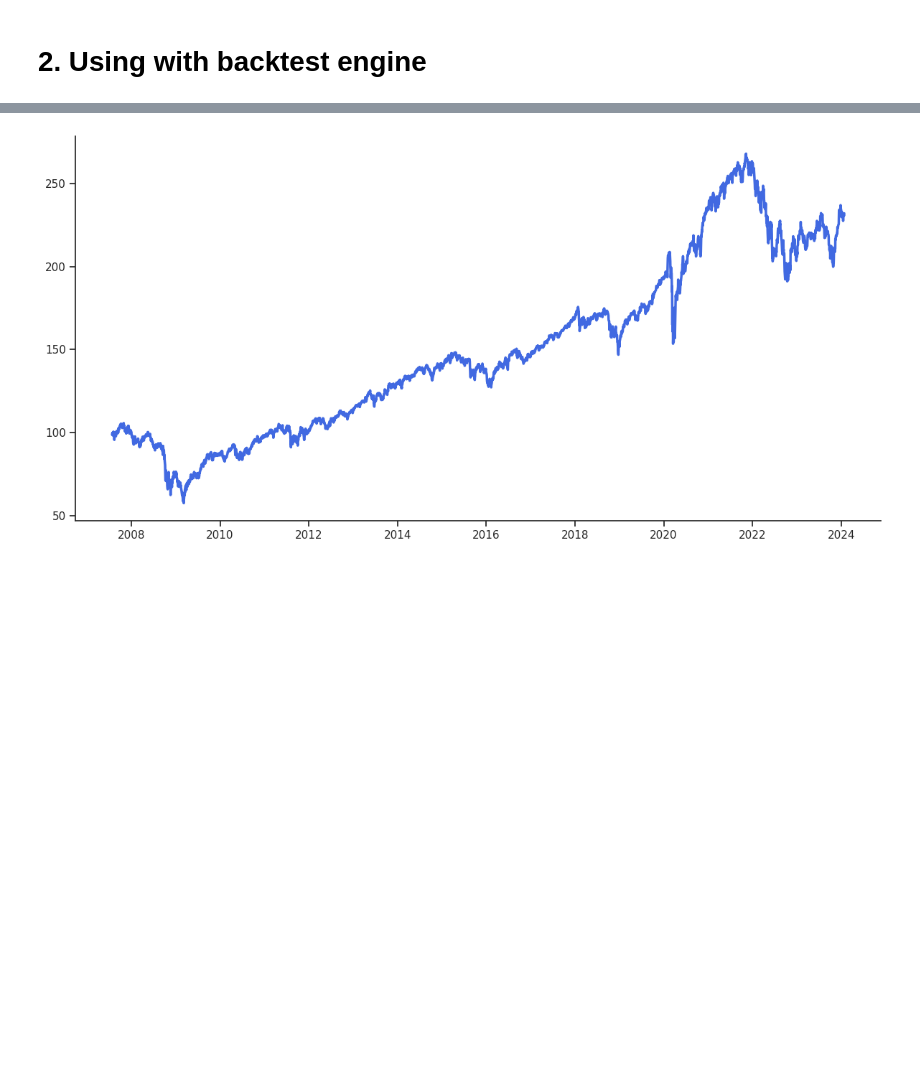
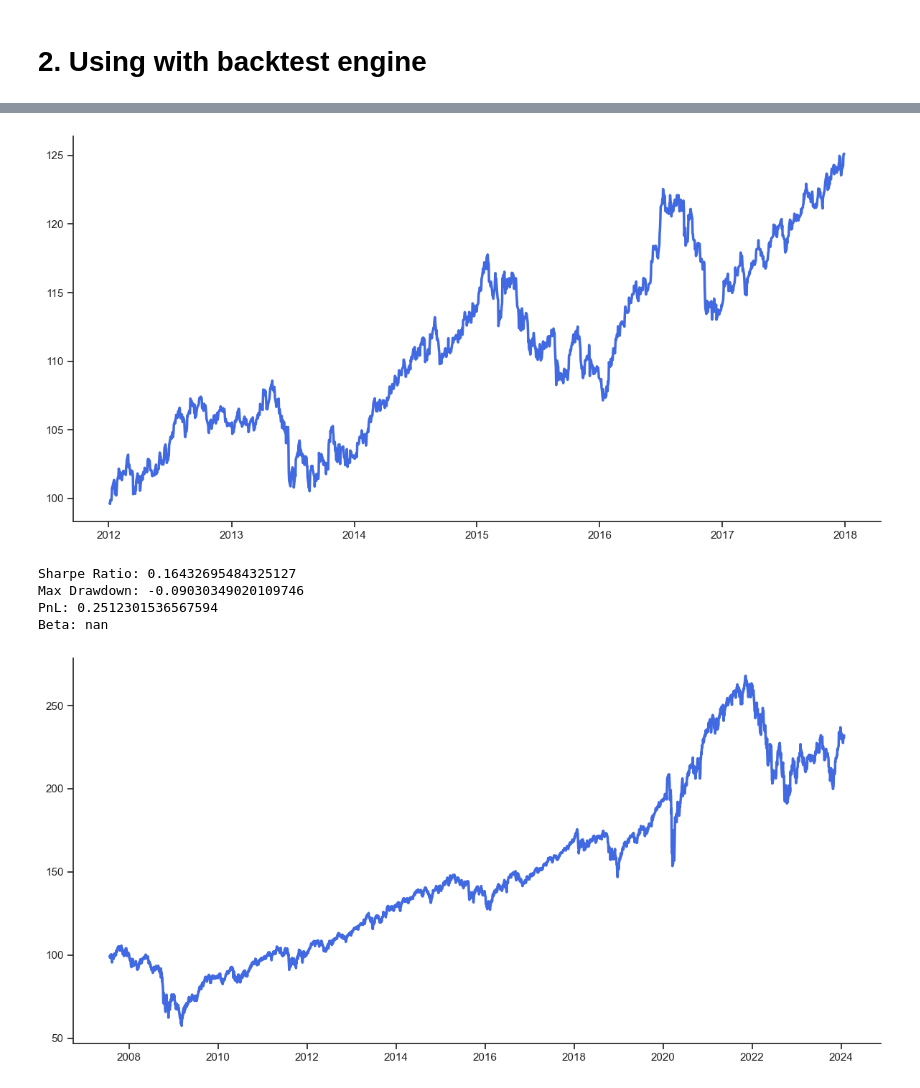
Before and after one commit to NUSFintechQuant/AY2324S1-Modern-Portfolio-Theory, a Jupyter notebook: portfolio/portfolio_demo.ipynb, the cells around one changed output, grey strips where cells are left out. Drawn from its saved outputs; the diff is of its cells as text; code cells hidden in the pictures; blank space fills up the shorter version.

Commit message:
feat: set start and end date for portfolio backtest

```diff
--- a/portfolio/portfolio_demo.ipynb
+++ b/portfolio/portfolio_demo.ipynb
@@ -104,6 +104,9 @@ class Backtest:
         self.initial_weights = initial_weights
         self.historical_returns = None
         self.results = {}
+
+    def set_weights(self, initial_weights):
+        self.initial_weights = initial_weights
 
     def load_data(self, data: Optional[pd.DataFrame] = None, source: Optional[str] = 'database') -> None:
         """
@@ -242,3 +246,12 @@ Max Drawdown: -0.23465859915173562
 PnL: 0.9705288964799212
 Beta: nan
+# %%
+# Running all weather with a from 2012 to 2018 only
+ALL_WEATHER.backtest(Backtest(), start="2012-01-01", end="2018-01-01")
+# %% [output]
+[figure, added]
+Sharpe Ratio: 0.16432695484325127
+Max Drawdown: -0.09030349020109746
+PnL: 0.2512301536567594
+Beta: nan
 # %%
```
Also changed, not shown: parts of 13 cells of this notebook, 1 other file.
